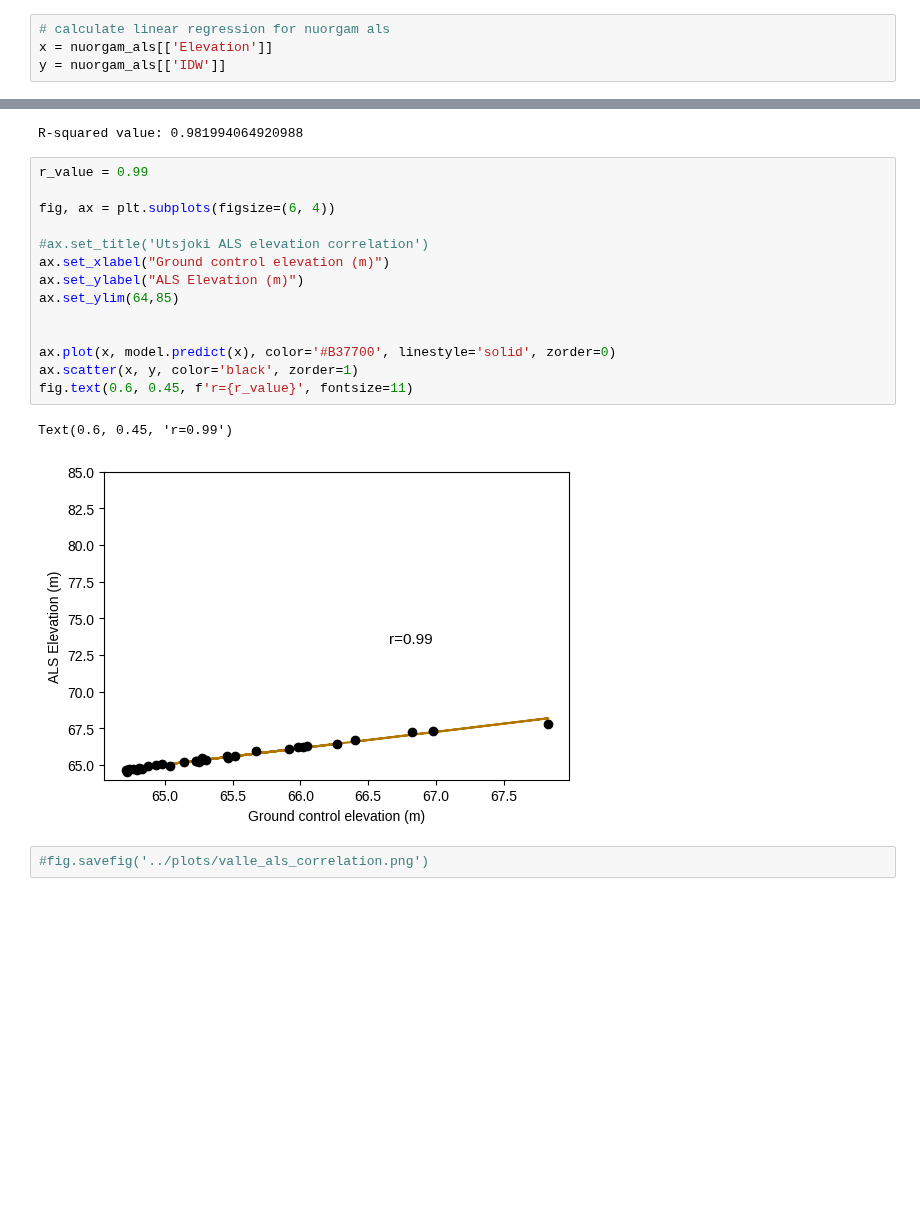
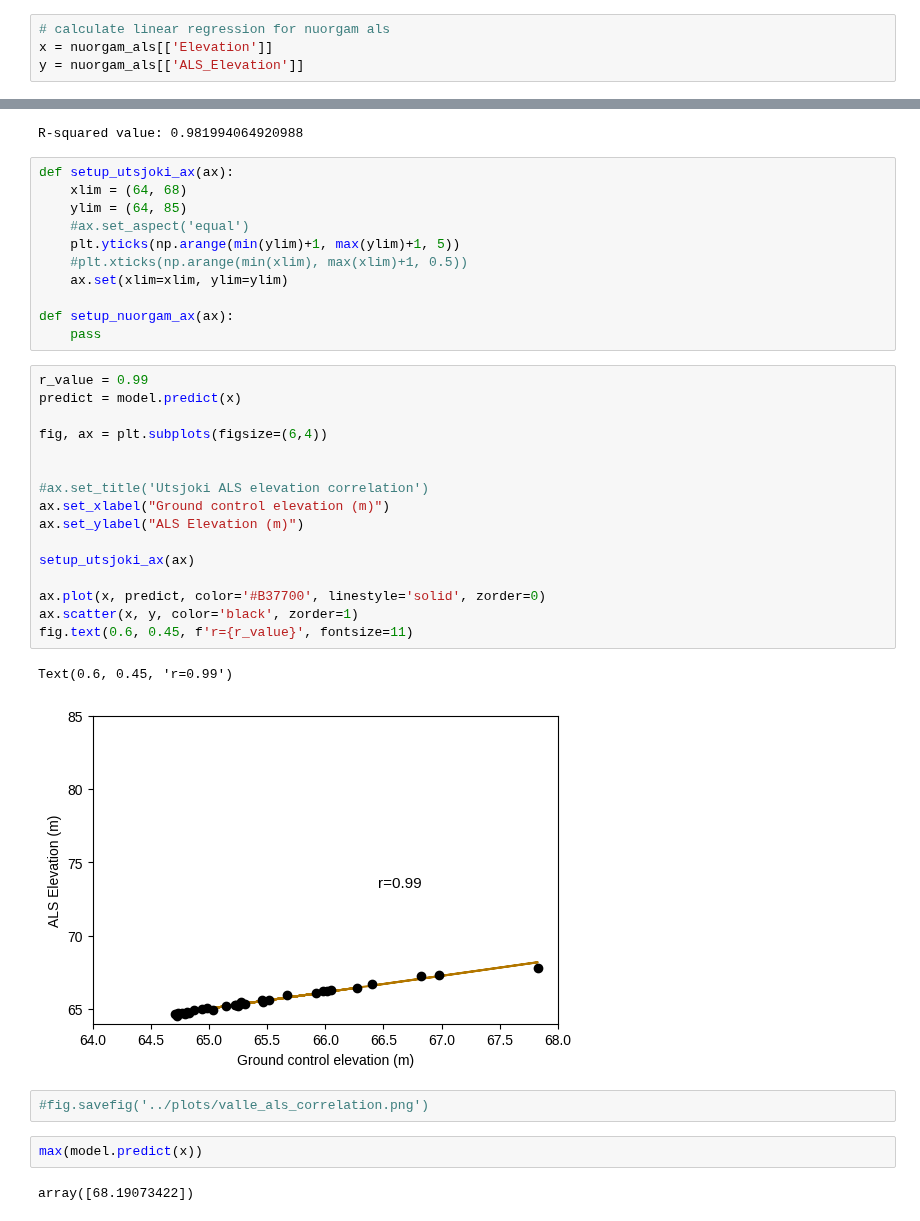
Before and after one commit to susannakukka/bathymetric-model-analysis, a Jupyter notebook: notebooks/error_assessments_and_model_correlations.ipynb, the cells around one changed output, grey strips where cells are left out. Drawn from its saved outputs; the diff is of its cells as text; blank space fills up the shorter version.

Commit message:
trying those 1:1 graphs

```diff
--- a/notebooks/error_assessments_and_model_correlations.ipynb
+++ b/notebooks/error_assessments_and_model_correlations.ipynb
@@ -648,7 +648,7 @@ nuorgam_corr_asv
 # %%
 # calculate linear regression for nuorgam als
 x = nuorgam_als[['Elevation']]
-y = nuorgam_als[['IDW']]
+y = nuorgam_als[['ALS_Elevation']]
 # %%
 model = LinearRegression()
 # %%
@@ -729,22 +729,39 @@ r2_score = model.score(x, y)
 print(f"R-squared value: {r2_score}")
 # %% [output]
 R-squared value: 0.981994064920988
+# %%
+def setup_utsjoki_ax(ax):
+    xlim = (64, 68)
+    ylim = (64, 85)
+    #ax.set_aspect('equal')
+    plt.yticks(np.arange(min(ylim)+1, max(ylim)+1, 5))
+    #plt.xticks(np.arange(min(xlim), max(xlim)+1, 0.5))
+    ax.set(xlim=xlim, ylim=ylim)
+
+def setup_nuorgam_ax(ax):
+    pass
 # %%
 r_value = 0.99
+predict = model.predict(x)
 
-fig, ax = plt.subplots(figsize=(6, 4))
+fig, ax = plt.subplots(figsize=(6,4))
+
 
 #ax.set_title('Utsjoki ALS elevation correlation')
 ax.set_xlabel("Ground control elevation (m)")
 ax.set_ylabel("ALS Elevation (m)")
-ax.set_ylim(64,85)
 
+setup_utsjoki_ax(ax)
 
-ax.plot(x, model.predict(x), color='#B37700', linestyle='solid', zorder=0)
+ax.plot(x, predict, color='#B37700', linestyle='solid', zorder=0)
 ax.scatter(x, y, color='black', zorder=1)
 fig.text(0.6, 0.45, f'r={r_value}', fontsize=11)
 # %% [output]
 Text(0.6, 0.45, 'r=0.99')
-[figure, old version]
+[figure, new version]
 # %%
 #fig.savefig('../plots/valle_als_correlation.png')
+# %%
+max(model.predict(x))
+# %% [output]
+array([68.19073422])
```
Also changed, not shown: parts of 4 cells of this notebook, 1 other file.
